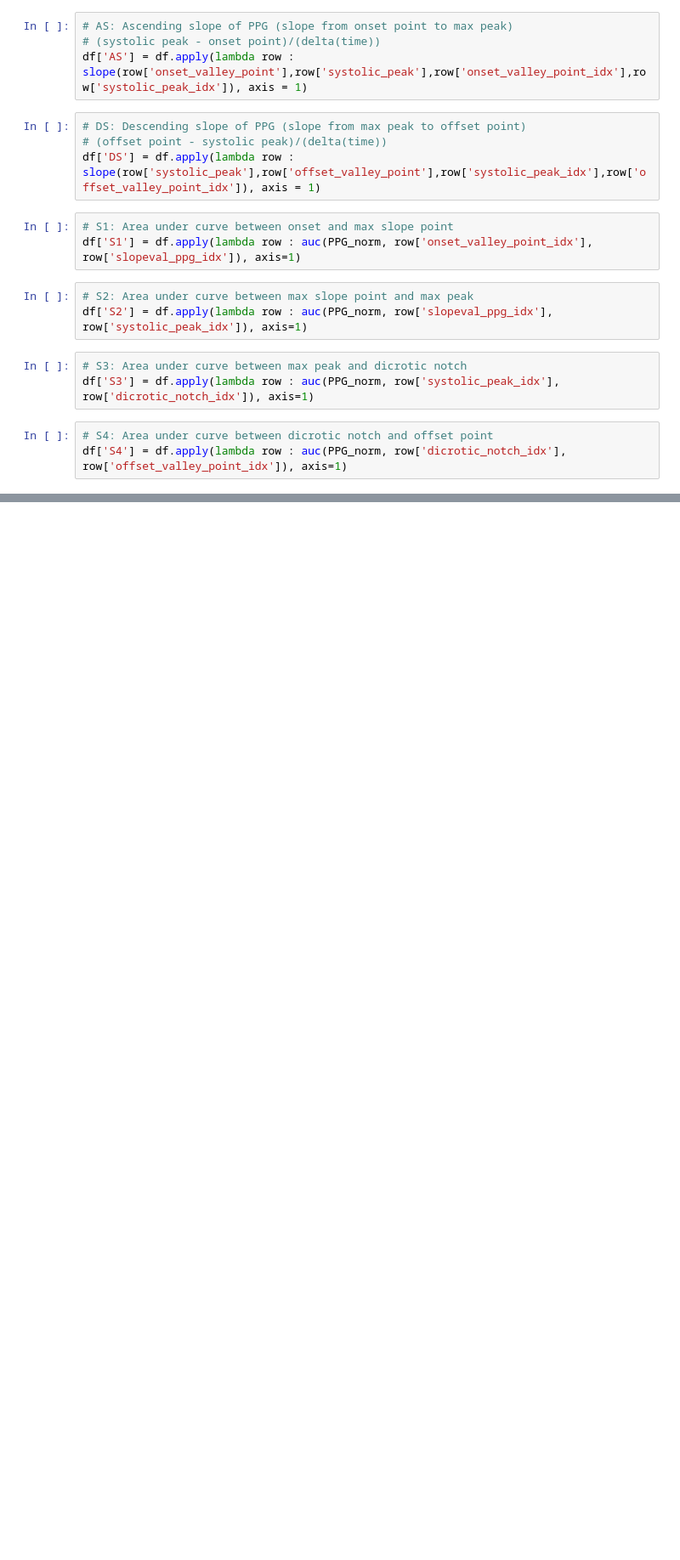
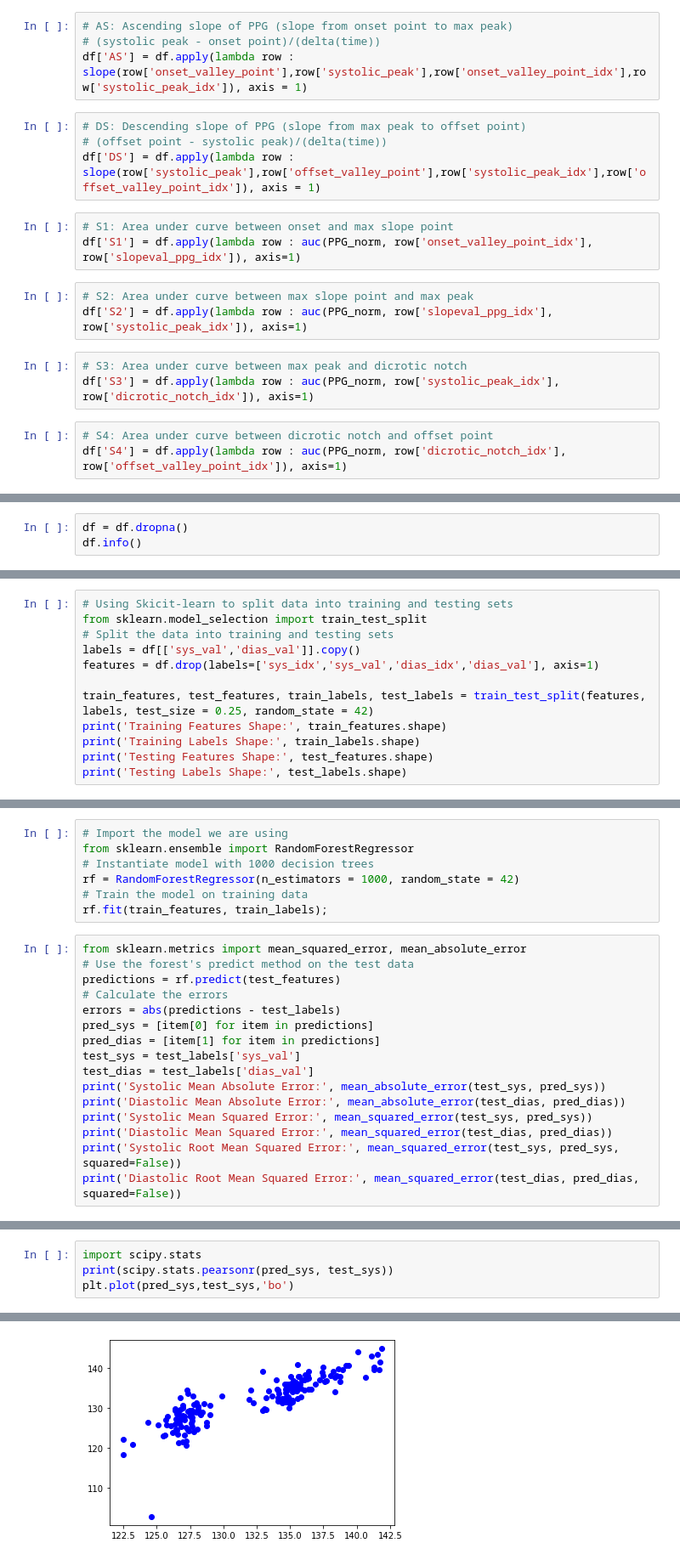
Before and after one commit to anr22156/VT_SeniorDesign, a Jupyter notebook: Algorithm_practice.ipynb, the cells around one changed output, grey strips where cells are left out. Shown at 85% size. Saved outputs shown, nothing was run; the diff lists cells and outputs as text; blank space fills up the shorter version.

```diff
--- a/Algorithm_practice.ipynb
+++ b/Algorithm_practice.ipynb
@@ -644,0 +687,3 @@ df['RSC'] = df.apply(lambda row: (row['onset_valley_point_idx'], row['dicrotic_n
+# %%
+df = df.dropna()
+df.info()
@@ -644,0 +710,12 @@ df['RSC'] = df.apply(lambda row: (row['onset_valley_point_idx'], row['dicrotic_n
+# %%
+# Using Skicit-learn to split data into training and testing sets
+from sklearn.model_selection import train_test_split
+# Split the data into training and testing sets
+labels = df[['sys_val','dias_val']].copy()
+features = df.drop(labels=['sys_idx','sys_val','dias_idx','dias_val'], axis=1)
+
+train_features, test_features, train_labels, test_labels = train_test_split(features, labels, test_size = 0.25, random_state = 42)
+print('Training Features Shape:', train_features.shape)
+print('Training Labels Shape:', train_labels.shape)
+print('Testing Features Shape:', test_features.shape)
+print('Testing Labels Shape:', test_labels.shape)
@@ -644,0 +727,23 @@ df['RSC'] = df.apply(lambda row: (row['onset_valley_point_idx'], row['dicrotic_n
+# %%
+# Import the model we are using
+from sklearn.ensemble import RandomForestRegressor
+# Instantiate model with 1000 decision trees
+rf = RandomForestRegressor(n_estimators = 1000, random_state = 42)
+# Train the model on training data
+rf.fit(train_features, train_labels);
+# %%
+from sklearn.metrics import mean_squared_error, mean_absolute_error
+# Use the forest's predict method on the test data
+predictions = rf.predict(test_features)
+# Calculate the errors
+errors = abs(predictions - test_labels)
+pred_sys = [item[0] for item in predictions]
+pred_dias = [item[1] for item in predictions]
+test_sys = test_labels['sys_val']
+test_dias = test_labels['dias_val']
+print('Systolic Mean Absolute Error:', mean_absolute_error(test_sys, pred_sys))
+print('Diastolic Mean Absolute Error:', mean_absolute_error(test_dias, pred_dias))
+print('Systolic Mean Squared Error:', mean_squared_error(test_sys, pred_sys))
+print('Diastolic Mean Squared Error:', mean_squared_error(test_dias, pred_dias))
+print('Systolic Root Mean Squared Error:', mean_squared_error(test_sys, pred_sys, squared=False))
+print('Diastolic Root Mean Squared Error:', mean_squared_error(test_dias, pred_dias, squared=False))
@@ -644,0 +767,5 @@ df['RSC'] = df.apply(lambda row: (row['onset_valley_point_idx'], row['dicrotic_n
+# %%
+import scipy.stats
+print(scipy.stats.pearsonr(pred_sys, test_sys))
+plt.plot(pred_sys,test_sys,'bo')
+# %% [output]
@@ -644,0 +774 @@ df['RSC'] = df.apply(lambda row: (row['onset_valley_point_idx'], row['dicrotic_n
+[figure, added]
```
Also changed, not shown: parts of 80 cells of this notebook.
